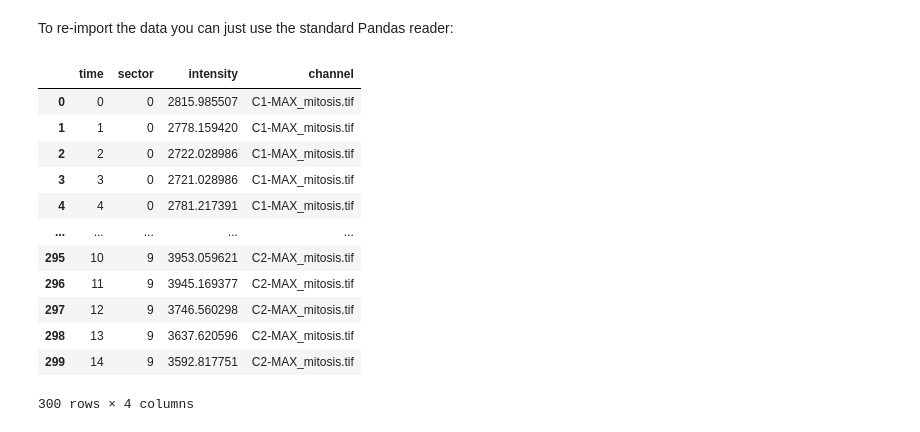
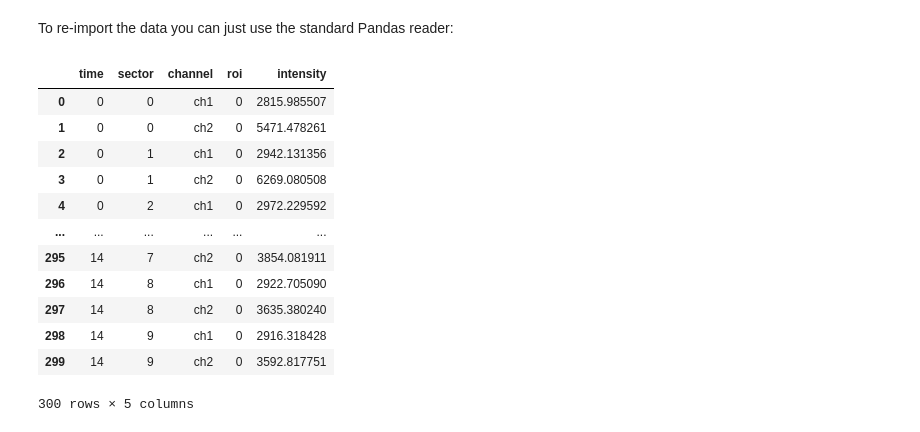
Before and after one commit to guiwitz/roidynamics, a Jupyter notebook: notebooks/intensity_by_sector.ipynb, the cells around one changed output. Saved outputs shown, nothing was run; the diff lists cells and outputs as text; code cells hidden in the pictures.

```diff
--- a/notebooks/intensity_by_sector.ipynb
+++ b/notebooks/intensity_by_sector.ipynb
@@ -200,18 +197,18 @@ splitmask.save_signal(signal=signal_radius_multi,
 To re-import the data you can just use the standard Pandas reader:
 # %%
 import pandas as pd
-pd.read_csv('signal_radius_long_multi.csv')
+pd.read_csv('signal_radius_multi.csv')
 # %% [output]
-|  | time | sector | intensity | channel |
-| 0 | 0 | 0 | 2815.985507 | C1-MAX_mitosis.tif |
-| 1 | 1 | 0 | 2778.159420 | C1-MAX_mitosis.tif |
-| 2 | 2 | 0 | 2722.028986 | C1-MAX_mitosis.tif |
-| 3 | 3 | 0 | 2721.028986 | C1-MAX_mitosis.tif |
-| 4 | 4 | 0 | 2781.217391 | C1-MAX_mitosis.tif |
-| ... | ... | ... | ... | ... |
-| 295 | 10 | 9 | 3953.059621 | C2-MAX_mitosis.tif |
-| 296 | 11 | 9 | 3945.169377 | C2-MAX_mitosis.tif |
-| 297 | 12 | 9 | 3746.560298 | C2-MAX_mitosis.tif |
-| 298 | 13 | 9 | 3637.620596 | C2-MAX_mitosis.tif |
-| 299 | 14 | 9 | 3592.817751 | C2-MAX_mitosis.tif |
+|  | time | sector | channel | roi | intensity |
+| 0 | 0 | 0 | ch1 | 0 | 2815.985507 |
+| 1 | 0 | 0 | ch2 | 0 | 5471.478261 |
+| 2 | 0 | 1 | ch1 | 0 | 2942.131356 |
+| 3 | 0 | 1 | ch2 | 0 | 6269.080508 |
+| 4 | 0 | 2 | ch1 | 0 | 2972.229592 |
+| ... | ... | ... | ... | ... | ... |
+| 295 | 14 | 7 | ch2 | 0 | 3854.081911 |
+| 296 | 14 | 8 | ch1 | 0 | 2922.705090 |
+| 297 | 14 | 8 | ch2 | 0 | 3635.380240 |
+| 298 | 14 | 9 | ch1 | 0 | 2916.318428 |
+| 299 | 14 | 9 | ch2 | 0 | 3592.817751 |
-300 rows × 4 columns
+300 rows × 5 columns
```
Also changed, not shown: parts of 11 cells of this notebook, 2 other files.
